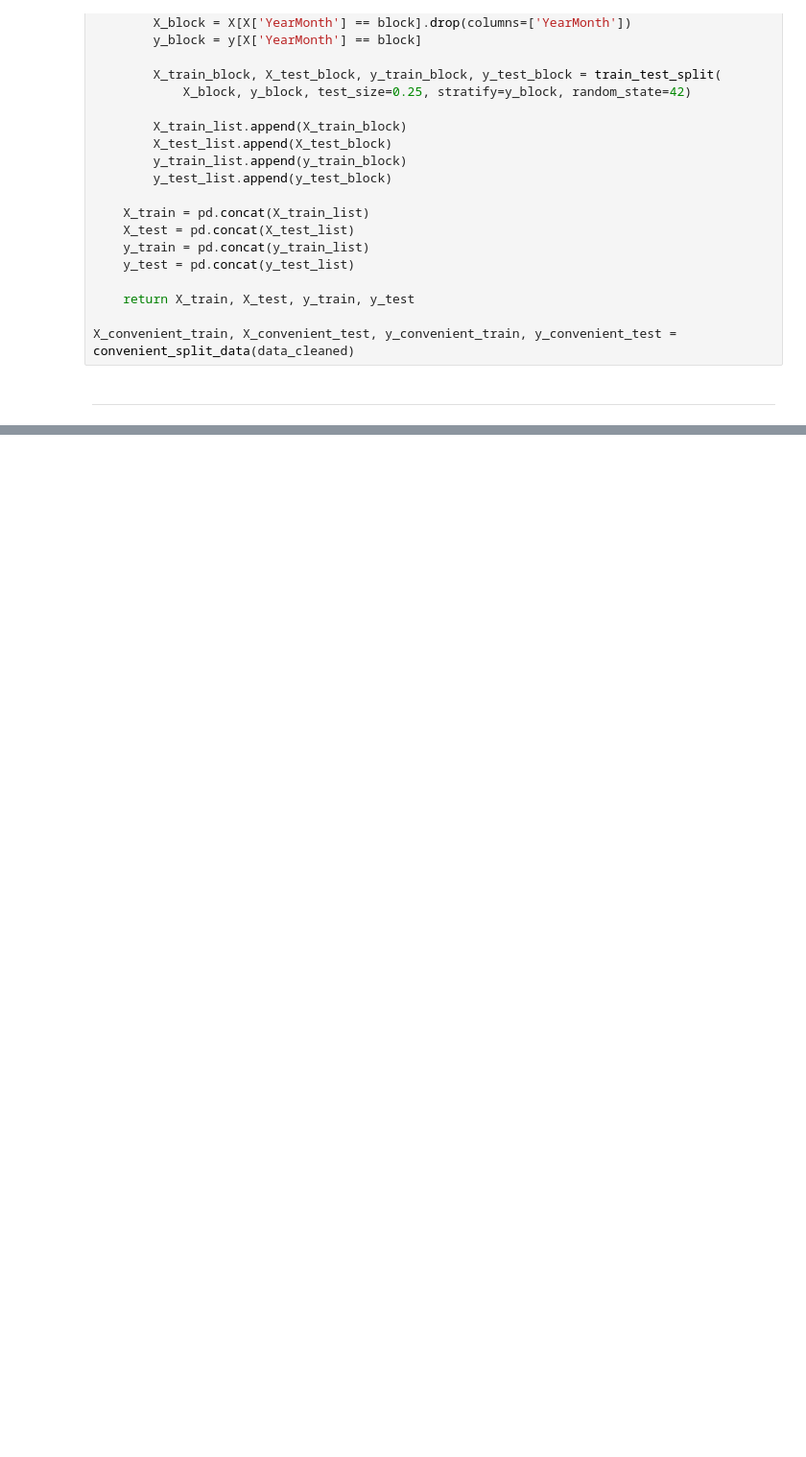
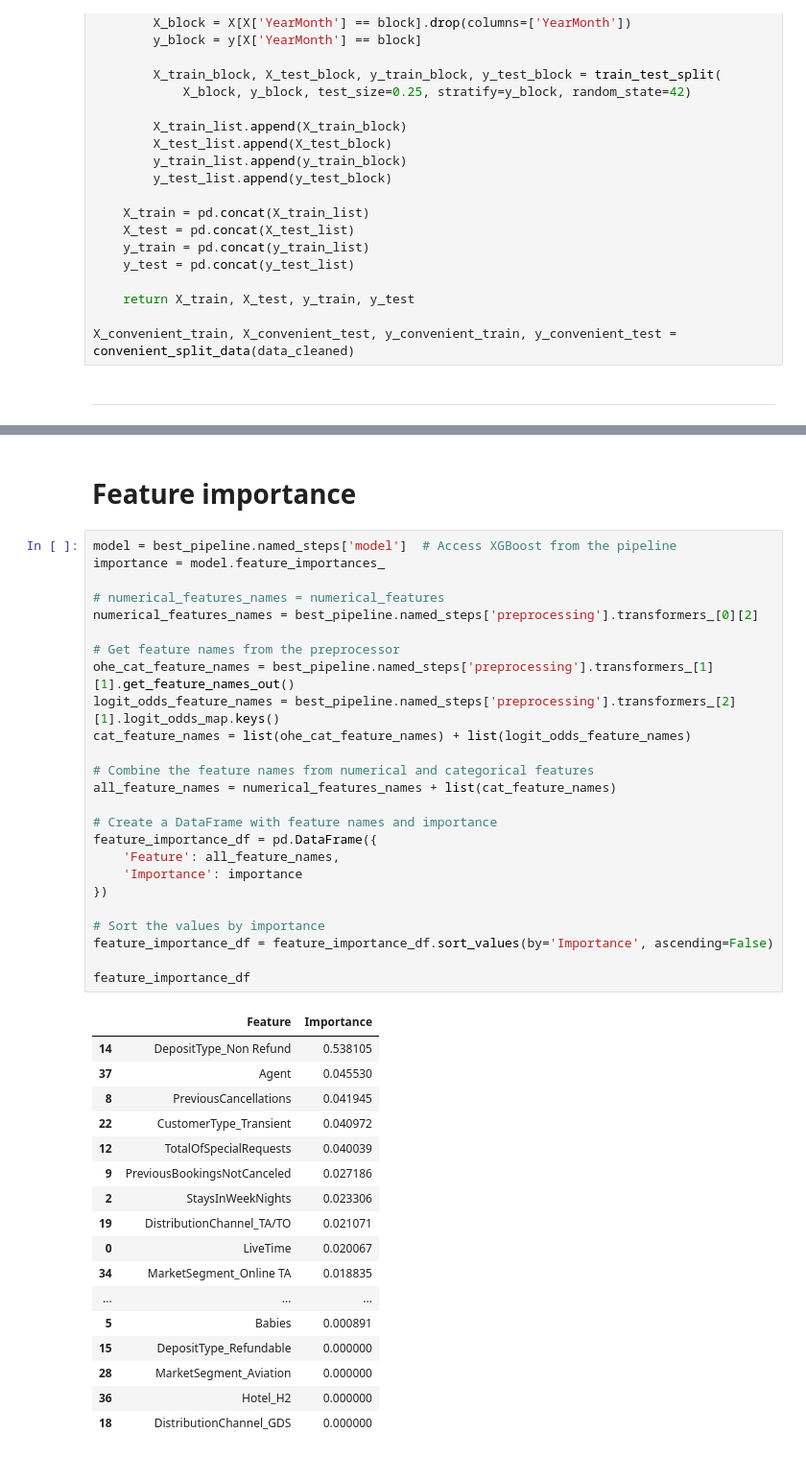
Before and after one commit to NamaWho/hotel-bookings-cancellation-prediction, a Jupyter notebook: main.ipynb, the cells around one changed output, grey strips where cells are left out. Shown at 96% size. Saved outputs shown, nothing was run; the diff lists cells and outputs as text; blank space fills up the shorter version.

```diff
--- a/main.ipynb
+++ b/main.ipynb
@@ -548,0 +456,45 @@ ValueError: shape mismatch: objects cannot be broadcast to a single shape.  Mism
+# %% [markdown]
+# Feature importance
+# %%
+model = best_pipeline.named_steps['model']  # Access XGBoost from the pipeline
+importance = model.feature_importances_
+
+# numerical_features_names = numerical_features
+numerical_features_names = best_pipeline.named_steps['preprocessing'].transformers_[0][2]
+
+# Get feature names from the preprocessor
+ohe_cat_feature_names = best_pipeline.named_steps['preprocessing'].transformers_[1][1].get_feature_names_out()
+logit_odds_feature_names = best_pipeline.named_steps['preprocessing'].transformers_[2][1].logit_odds_map.keys()
+cat_feature_names = list(ohe_cat_feature_names) + list(logit_odds_feature_names)
+
+# Combine the feature names from numerical and categorical features
+all_feature_names = numerical_features_names + list(cat_feature_names)
+
+# Create a DataFrame with feature names and importance
+feature_importance_df = pd.DataFrame({
+    'Feature': all_feature_names,
+    'Importance': importance
+})
+
+# Sort the values by importance
+feature_importance_df = feature_importance_df.sort_values(by='Importance', ascending=False)
+
+feature_importance_df
+# %% [output]
+|  | Feature | Importance |
+| 14 | DepositType_Non Refund | 0.538105 |
+| 37 | Agent | 0.045530 |
+| 8 | PreviousCancellations | 0.041945 |
+| 22 | CustomerType_Transient | 0.040972 |
+| 12 | TotalOfSpecialRequests | 0.040039 |
+| 9 | PreviousBookingsNotCanceled | 0.027186 |
+| 2 | StaysInWeekNights | 0.023306 |
+| 19 | DistributionChannel_TA/TO | 0.021071 |
+| 0 | LiveTime | 0.020067 |
+| 34 | MarketSegment_Online TA | 0.018835 |
+| ... | ... | ... |
+| 5 | Babies | 0.000891 |
+| 15 | DepositType_Refundable | 0.000000 |
+| 28 | MarketSegment_Aviation | 0.000000 |
+| 36 | Hotel_H2 | 0.000000 |
+| 18 | DistributionChannel_GDS | 0.000000 |
```
Also changed, not shown: parts of 25 cells of this notebook, 7 other files.
